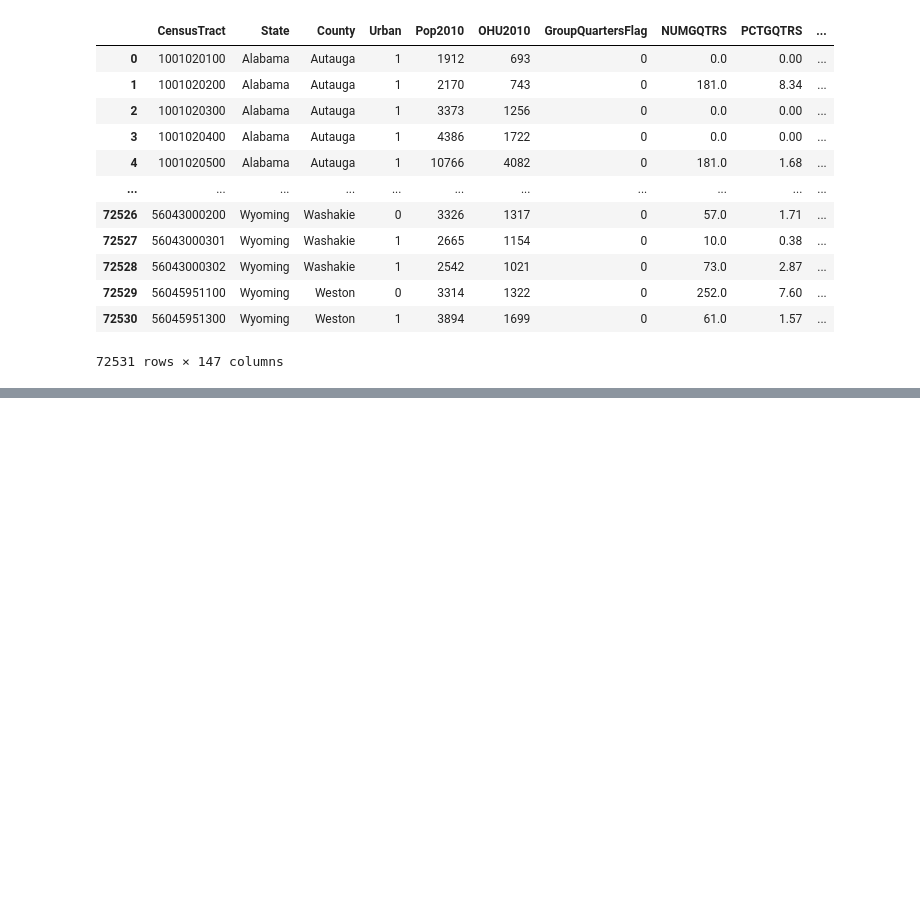
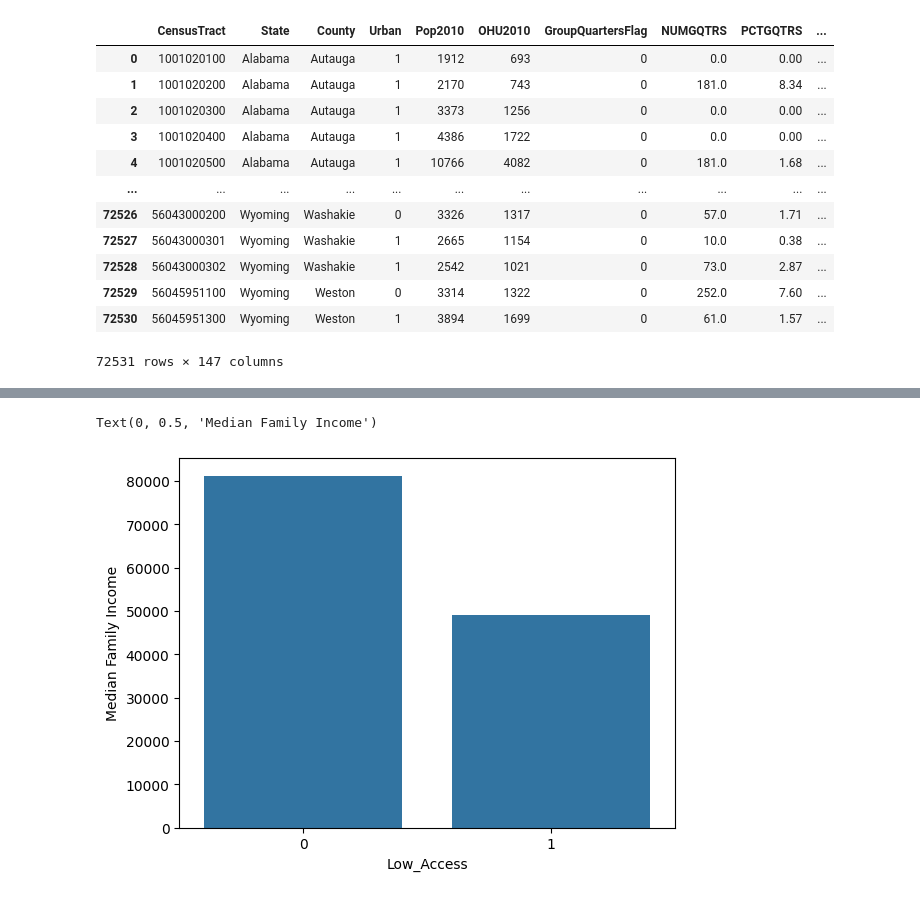
Before and after one commit to hungqbui/RiceDatathon25, a Jupyter notebook: 2019.ipynb, the cells around one changed output, grey strips where cells are left out. Saved outputs shown, nothing was run; the diff lists cells and outputs as text; code cells hidden in the pictures; blank space fills up the shorter version.

```diff
--- a/2019.ipynb
+++ b/2019.ipynb
@@ -76,0 +142,7 @@ rf.score(X_test, y_test)
+# %%
+group = processed.groupby("Low_Access")["MedianFamilyIncome"].mean()
+sns.barplot(x=group.index,y=group.values)
+plt.ylabel("Median Family Income")
+# %% [output]
+Text(0, 0.5, 'Median Family Income')
+[figure, added]
```
Also changed, not shown: parts of 10 cells of this notebook, 3 other files.
